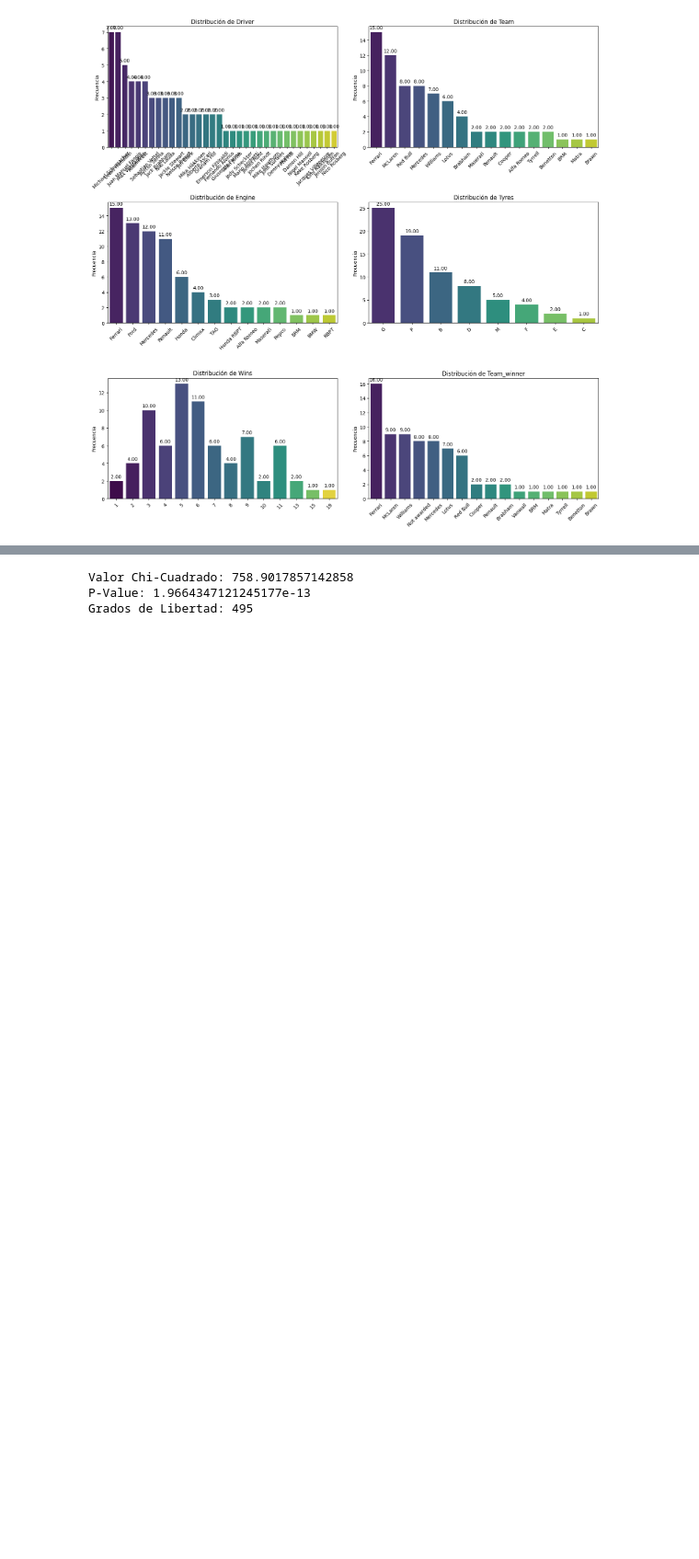
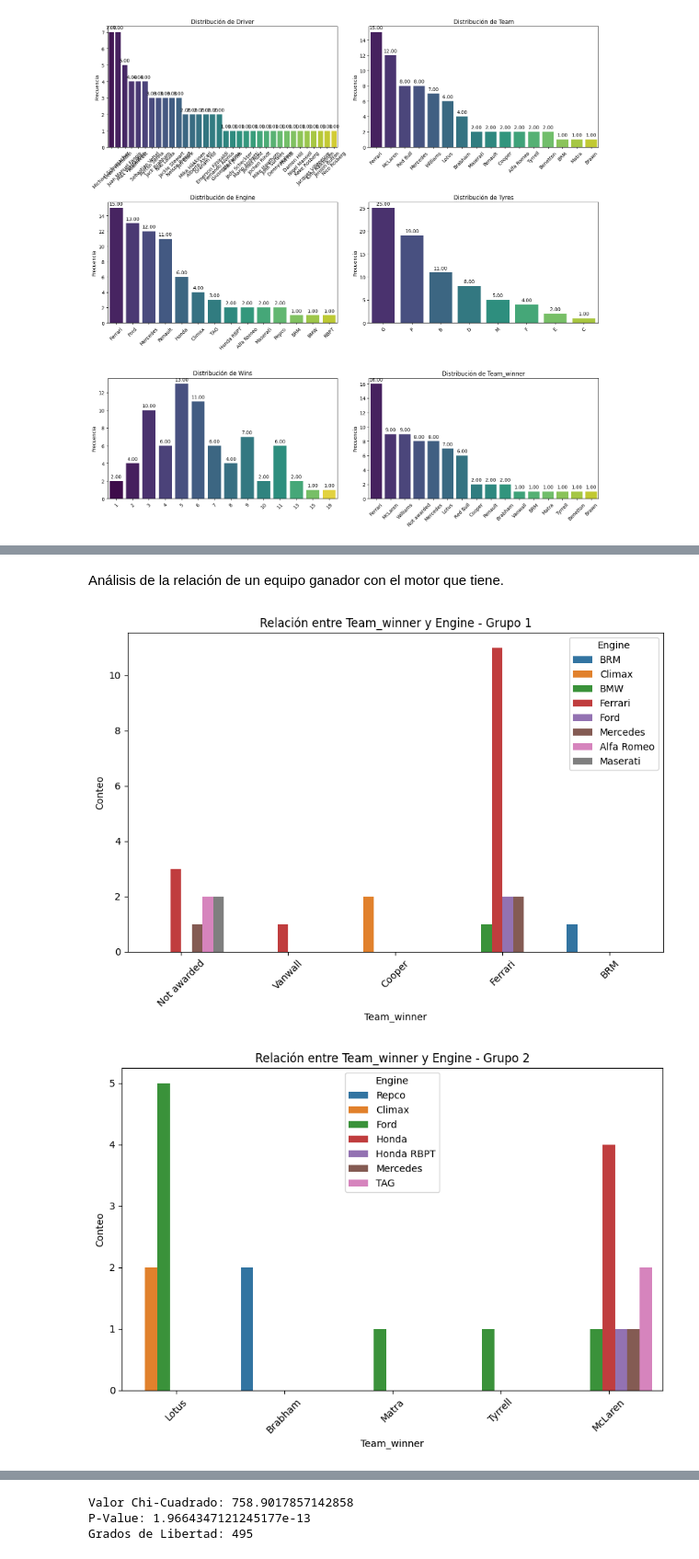
Before and after one commit to jacobo010/EDA_F1_Analysis, a Jupyter notebook: src/notebooks/segundo_notebook.ipynb, the cells around one changed output, grey strips where cells are left out. Shown at 92% size. Saved outputs shown, nothing was run; the diff lists cells and outputs as text; code cells hidden in the pictures; blank space fills up the shorter version.

Commit message:
análisis datos: gráficos y tests

```diff
--- a/src/notebooks/segundo_notebook.ipynb
+++ b/src/notebooks/segundo_notebook.ipynb
@@ -145 +164,9 @@ Los pilotos con más mundiales son Michael Schumacher y Lewis Hamilton, ambos co
 A primera vista se podría decir que si un piloto corre para Ferrari, Mclaren o Williams es más probable que gane un mundial que si corre para otro equipo.
+# %% [markdown]
+Análisis de la relación de un equipo ganador con el motor que tiene.
+# %%
+# Relación que tiene el motor de un equipo con el equipo ganador.
+plot_categorical_relationship_fin(df_temporadas_f1, cat_col1="Team_winner",cat_col2="Engine")
+# %% [output]
+[figure, added]
+[figure, added]
```
Also changed, not shown: parts of 16 cells of this notebook.
